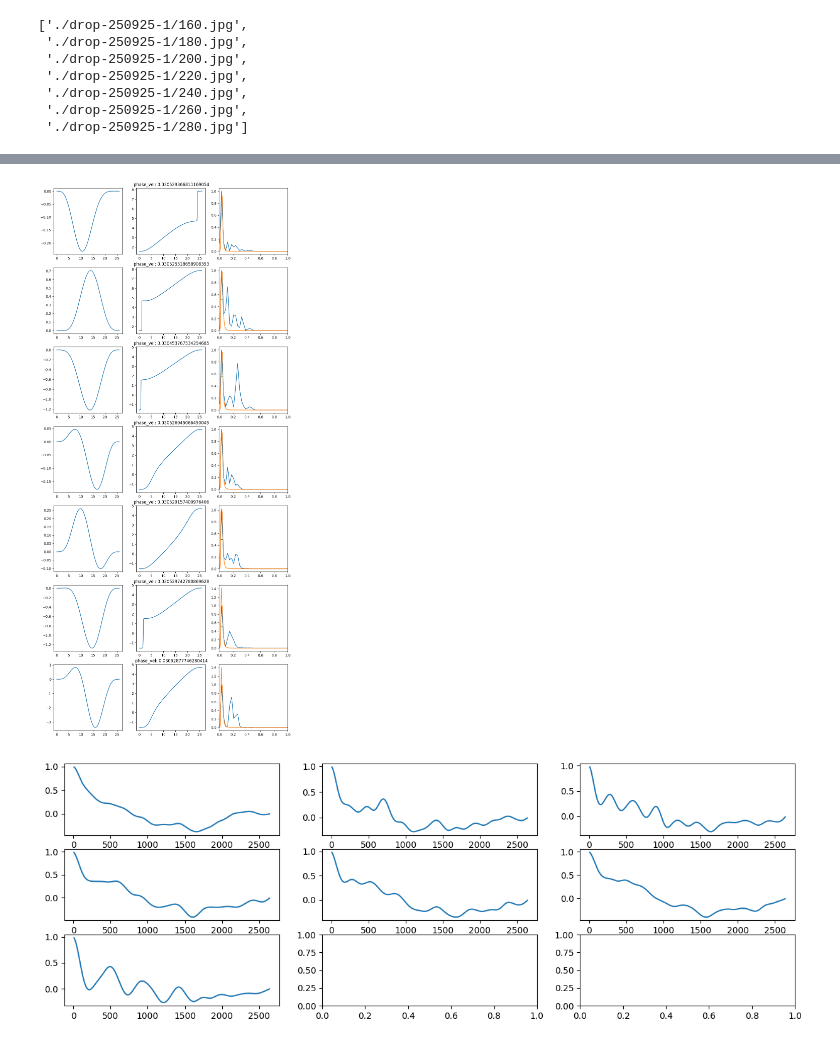
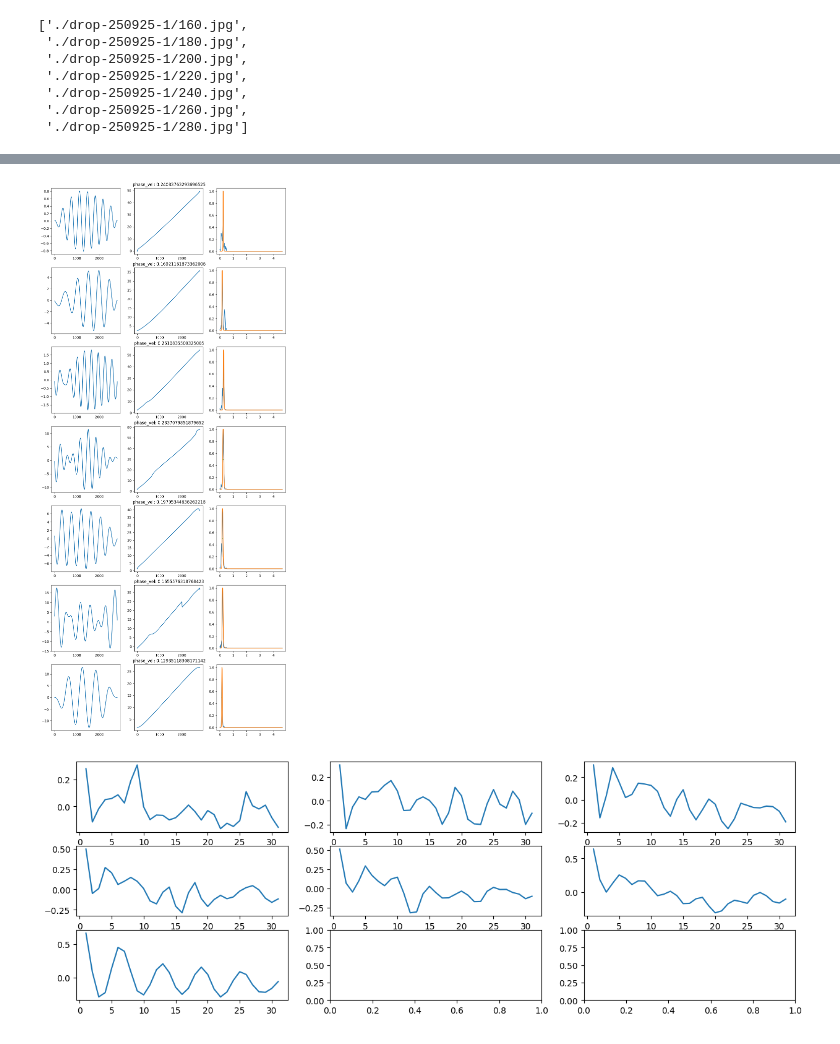
Before and after one commit to annamogo/DiplomaLISF, a Jupyter notebook: sequence_image_anal.ipynb, the cells around one changed output, grey strips where cells are left out. Drawn from its saved outputs; the diff is of its cells as text; code cells hidden in the pictures.

```diff
--- a/sequence_image_anal.ipynb
+++ b/sequence_image_anal.ipynb
@@ -69,47 +136,14 @@ for i in range(img_count):
 # %%
 # filtering smoothed signals with san.my_butter
 # applying signal.hilbert to the filtered signal
 # plot spectral density destribution and filter responce to monitor
 
 fs = N/sig_len
-fs_niq = 0.5*fs
+sig_y = [s[1] for s in sig_h_sm]
 
-fig, ax = plt.subplots(img_count, 3, figsize=(12,4*img_count))
-i = 0
-
-for sig in sig_sm:
-
-    sig_y = sig[1]
-
-    fxx_sm, Pxx_den_sm = signal.welch(np.real(sig_y), fs = fs, nperseg=N) # sampling frequency
-    fxx_sm_l = len(fxx_sm)
-
-    den_peak = np.argmax(Pxx_den_sm)
-    res = signal.peak_widths(Pxx_den_sm, [den_peak], rel_height=0.5)
-    Wn = [res[2]*fs_niq/fxx_sm_l,res[3]*fs_niq/fxx_sm_l]
-
-    b, a = sa.my_butter(sig_y, N=4, fs=fs, rel_h=0.5, nperseg=N)# sampling frequency
-    w, h = signal.freqz(b, a, fs = fs)
-    sig_sm_flt_h = signal.filtfilt(b, a, sig_y, method='gust', irlen=299)
-
-
-    ax[i][0].plot(my_sig[0], sig_sm_flt_h)
-
-
-    anal_y = signal.hilbert(np.real(sig_sm_flt_h))
-    instant_phase = np.unwrap(np.angle(anal_y))
-
-    ax[i][1].plot(my_sig[0], instant_phase)
-    ax[i][1].set_title(f" phase_vel: {sa.phase_vel(instant_phase[5:-5], dt = 1/fs)}")
-
-    ax[i][2].plot(fxx_sm, Pxx_den_sm/np.max(Pxx_den_sm))
-    ax[i][2].hlines(res[1]/np.max(Pxx_den_sm), *Wn, color= 'C2')
-    ax[i][2].plot(w, np.abs(h))
-    ax[i][2].set_xlim(-0.01, 1)
-
-    i = i+1
+plot_flt_res(sig_y, fs=fs, rel_h=0.5)
 # %% [output]
-[figure, old version]
+[figure, new version]
 # %%
 # Let's look at autocorrelation functions of original signals
 sig_y = [s[1] for s in sig_sm]
@@ -117,9 +151,9 @@ sig_y = [s[1] for s in sig_sm]
 fig, ax = plt.subplots(row_count, 3, figsize=(5*row_count, 5))
 
 for i in range(img_count):
-    ax[i//3][i%3].plot(*san.auto_corr(sig_y[i], N, fs))
+    ax[i//3][i%3].plot(*san.auto_corr(imgs[i], sig_len, dt=1))
 # %% [output]
-[figure, old version]
+[figure, new version]
 # %%
 # to make peaks more prominent it is nesessary to
 # remove low frequencies from the signals
```
Also changed, not shown: parts of 12 cells of this notebook, 1 other file.
